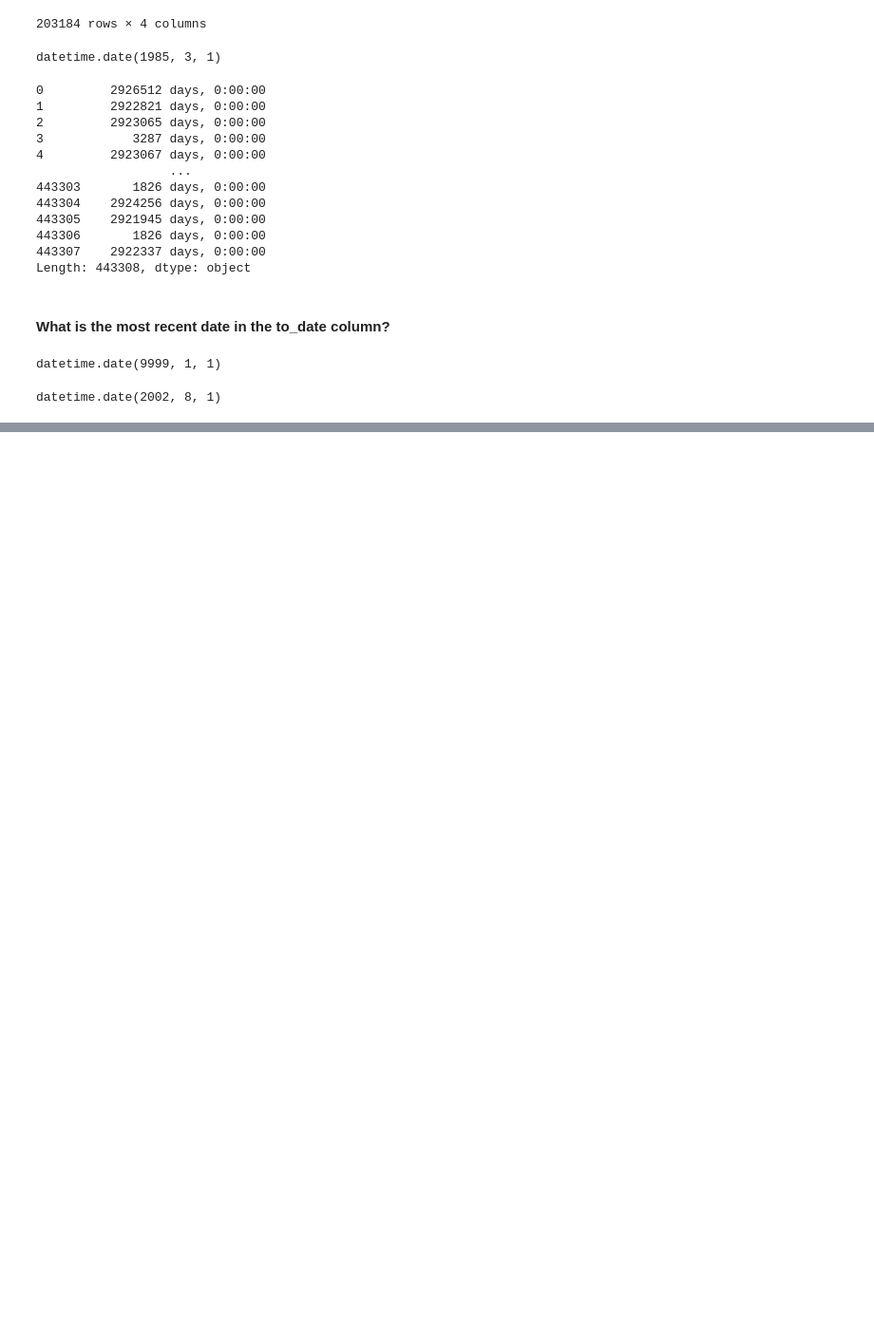
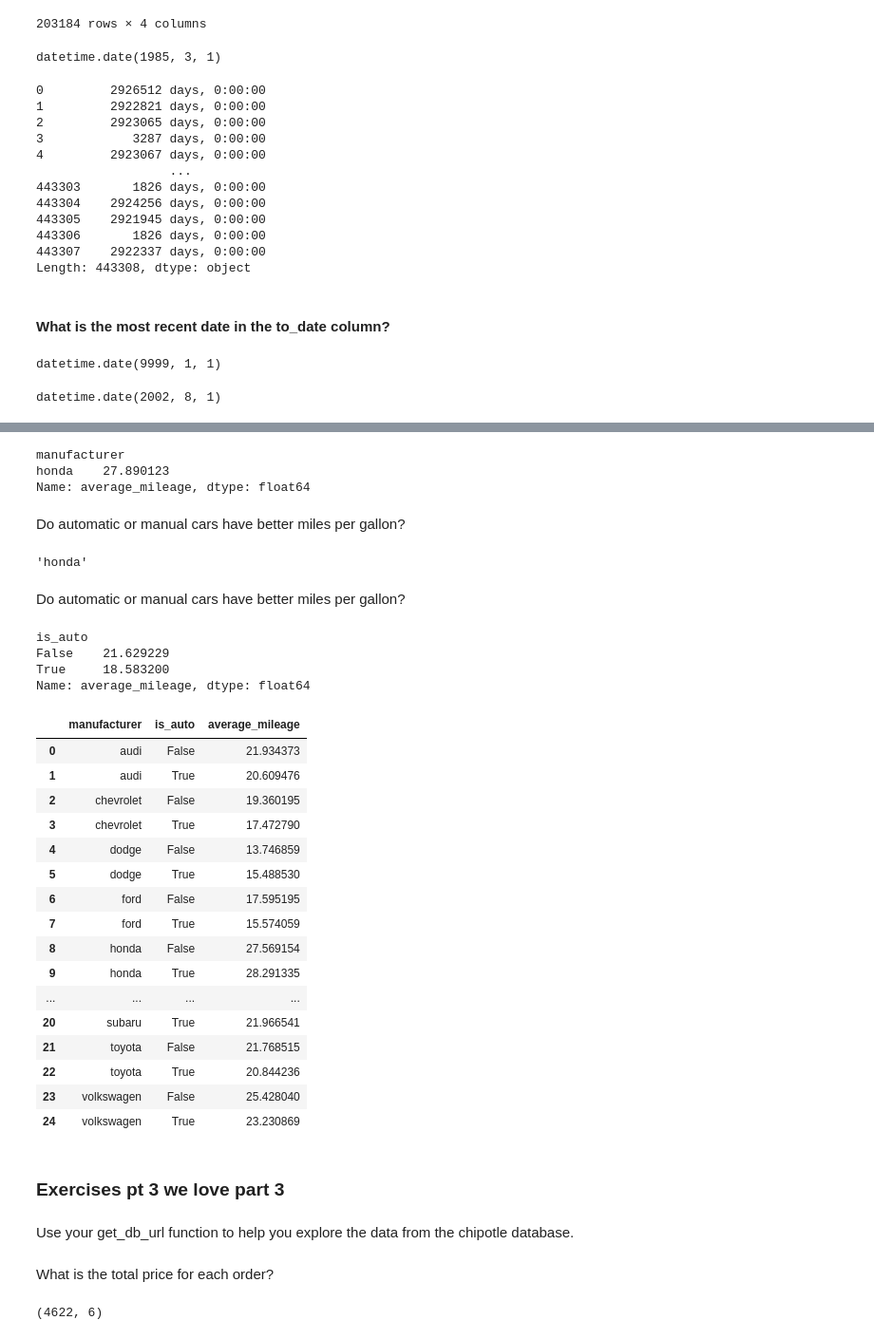
Before and after one commit to CodeupClassroom/robinson-data-science-libraries, a Jupyter notebook: advanced_dataframes_exercises.ipynb, the cells around one changed output, grey strips where cells are left out. Shown: that part at 95% size. Cells and saved outputs as stored; diff of their text form; code cells hidden in the pictures; blank space fills up the shorter version.

```diff
--- a/advanced_dataframes_exercises.ipynb
+++ b/advanced_dataframes_exercises.ipynb
@@ -286,0 +441,2 @@ datetime.date(2002, 8, 1)
+# %%
+mpg = mpg.rename(columns={'class': 'car_type'})
@@ -286,0 +498,3 @@ datetime.date(2002, 8, 1)
+# %%
+mpg['mileage_difference'] = \
+mpg['hwy'] - mpg['cty']
@@ -286,0 +503,3 @@ datetime.date(2002, 8, 1)
+# %%
+mpg['average_mileage'] = \
+2 / ((1/mpg.hwy) + (1/mpg.cty))
@@ -286,0 +530,3 @@ datetime.date(2002, 8, 1)
+# %%
+# string method way:
+mpg['is_auto'] = mpg.trans.str.contains('auto')
@@ -286,0 +535,47 @@ datetime.date(2002, 8, 1)
+# %%
+mpg.groupby('manufacturer').average_mileage.mean().sort_values(ascending=False).head(1)
+# %% [output]
+manufacturer
+honda    27.890123
+Name: average_mileage, dtype: float64
+# %% [markdown]
+Do automatic or manual cars have better miles per gallon?
+# %%
+mpg.groupby('manufacturer').average_mileage.mean().idxmax()
+# %% [output]
+'honda'
+# %% [markdown]
+
+
+Do automatic or manual cars have better miles per gallon?
+# %%
+mpg.groupby('is_auto').average_mileage.mean()
+# %% [output]
+is_auto
+False    21.629229
+True     18.583200
+Name: average_mileage, dtype: float64
+# %%
+mpg.groupby(['manufacturer', 'is_auto']).average_mileage.agg('mean').reset_index()
+# %% [output]
+|  | manufacturer | is_auto | average_mileage |
+| 0 | audi | False | 21.934373 |
+| 1 | audi | True | 20.609476 |
+| 2 | chevrolet | False | 19.360195 |
+| 3 | chevrolet | True | 17.472790 |
+| 4 | dodge | False | 13.746859 |
+| 5 | dodge | True | 15.488530 |
+| 6 | ford | False | 17.595195 |
+| 7 | ford | True | 15.574059 |
+| 8 | honda | False | 27.569154 |
+| 9 | honda | True | 28.291335 |
+| ... | ... | ... | ... |
+| 20 | subaru | True | 21.966541 |
+| 21 | toyota | False | 21.768515 |
+| 22 | toyota | True | 20.844236 |
+| 23 | volkswagen | False | 25.428040 |
+| 24 | volkswagen | True | 23.230869 |
+# %% [markdown]
+### Exercises pt 3 we love part 3
+# %% [markdown]
+Use your get_db_url function to help you explore the data from the chipotle database.
@@ -286,0 +587,2 @@ datetime.date(2002, 8, 1)
+# %% [markdown]
+What is the total price for each order?
@@ -286,0 +603,4 @@ datetime.date(2002, 8, 1)
+# %%
+burrito.shape
+# %% [output]
+(4622, 6)
```
Also changed, not shown: parts of 65 cells of this notebook, 1 other file.
